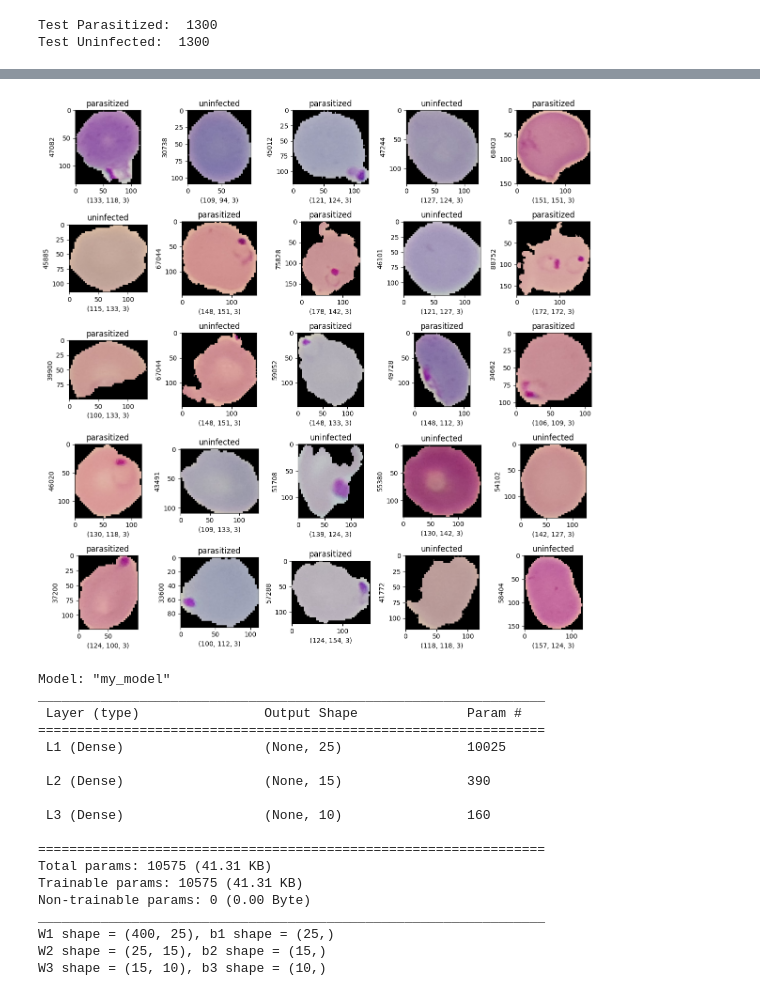
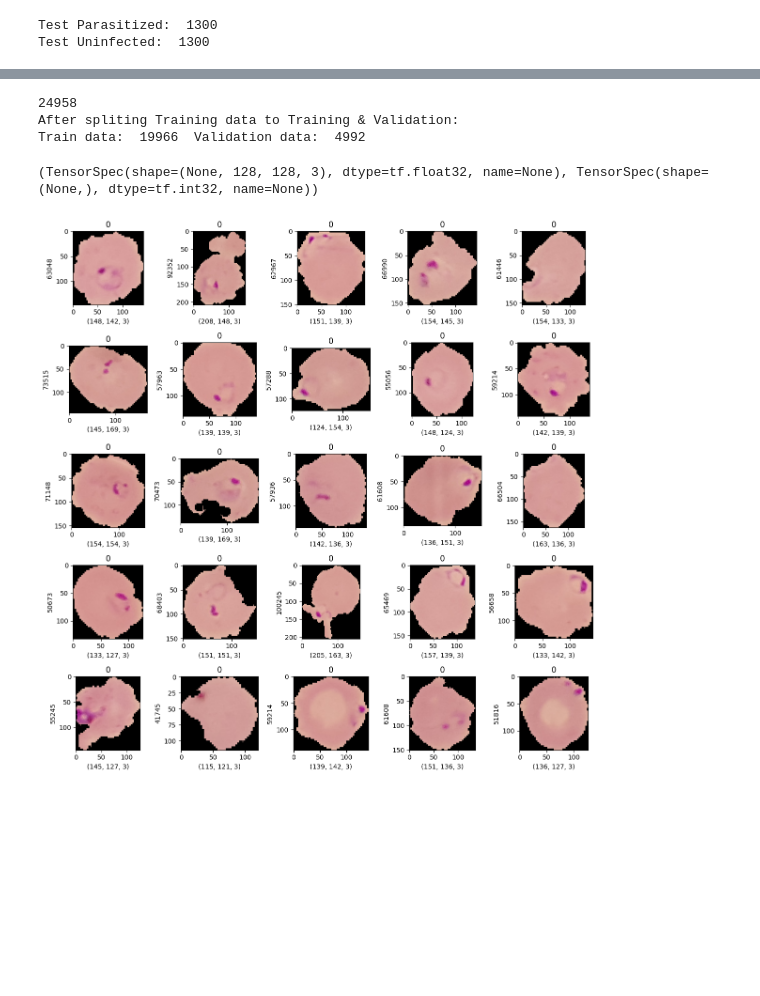
Before and after one commit to saadabuzaid/Kaggle-ML-projects, a Jupyter notebook: Cell classification/Cell-classification/Cell-Classification.ipynb, the cells around one changed output, grey strips where cells are left out. Cells and saved outputs as stored; diff of their text form; code cells hidden in the pictures; blank space fills up the shorter version.

Commit message:
Initial model created

```diff
--- a/Cell classification/Cell-classification/Cell-Classification.ipynb
+++ b/Cell classification/Cell-classification/Cell-Classification.ipynb
@@ -24,5 +25,7 @@ os.listdir(Main_Train_Path)
 # %%
 Train_PNG_Path = list(Main_Train_Path.glob(r"*/*.png"))
 Test_PNG_Path = list(Main_Test_Path.glob(r"*/*.png"))
+Train_PNG_Path = [str(path) for path in Train_PNG_Path]
+Test_PNG_Path = [str(path) for path in Test_PNG_Path]
 print(Train_PNG_Path[0:5])
 # %% [output]
@@ -95,0 +49,5 @@ print(shuffled_Main_Train_df.head(-1))
+# %%
+# Map labels to integers: 'parasitized' -> 0, 'uninfected' -> 1
+label_map = {'parasitized': 0, 'uninfected': 1}
+Train_PNG_Labels = [label_map[label] for label in Train_PNG_Labels]
+Test_PNG_Labels = [label_map[label] for label in Test_PNG_Labels]
@@ -96,52 +71,29 @@ print(shuffled_Main_Train_df.head(-1))
+# %%
+# Split the data into training and validation sets
+print(len(Train_PNG_Labels))
+train_paths, val_paths, train_labels, val_labels = train_test_split(Train_PNG_Path, Train_PNG_Labels, test_size=0.2, random_state=42)
+print("After spliting Training data to Training & Validation:")
+print("Train data: ", len(train_paths), " Validation data: " , len(val_paths))
+train_dataset = create_dataset(train_paths, train_labels)
+val_dataset = create_dataset(val_paths, val_labels)
+# %% [output]
+24958
+After spliting Training data to Training & Validation:
+Train data:  19966  Validation data:  4992
+# %%
+print(train_dataset.element_spec)
+# %% [output]
+(TensorSpec(shape=(None, 128, 128, 3), dtype=tf.float32, name=None), TensorSpec(shape=(None,), dtype=tf.int32, name=None))
 # %%
 figure,axis = plt.subplots(nrows=5,ncols=5,figsize=(12,12))
 
 for i,ax in enumerate(axis.flat):
-    IMG = imread(shuffled_Main_Train_df["PNG"][i])
+    IMG = imread(Train_PNG_Path[i])
     ax.set_xlabel(IMG.shape)
     ax.set_ylabel(IMG.size)
-    ax.set_title(shuffled_Main_Train_df["CATEGORY"][i])
+    ax.set_title(Train_PNG_Labels[i])
     ax.imshow(IMG,cmap="Greys_r")
 plt.tight_layout()
 plt.show()
 # %% [output]
-[figure, old version]
+[figure, new version]
-# %%
-#using Keras Sequential model and Dense Layer with a ReLU activation to construct the three layer network described above.
-tf.random.set_seed(1234) # for consistent results
-model = Sequential(
-    [
-        tf.keras.Input(shape=(400,)),    #specify input size
-        Dense(25, activation="relu", name="L1"),
-        Dense(15, activation="relu", name="L2"),
-        Dense(10, activation="linear", name="L3")
-    ], name = "my_model"
-)
-
-model.summary()
-[layer1, layer2, layer3] = model.layers
-W1,b1 = layer1.get_weights()
-W2,b2 = layer2.get_weights()
-W3,b3 = layer3.get_weights()
-print(f"W1 shape = {W1.shape}, b1 shape = {b1.shape}")
-print(f"W2 shape = {W2.shape}, b2 shape = {b2.shape}")
-print(f"W3 shape = {W3.shape}, b3 shape = {b3.shape}")
-# %% [output]
-Model: "my_model"
-_________________________________________________________________
- Layer (type)                Output Shape              Param #
-=================================================================
- L1 (Dense)                  (None, 25)                10025
-
- L2 (Dense)                  (None, 15)                390
-
- L3 (Dense)                  (None, 10)                160
-
-=================================================================
-Total params: 10575 (41.31 KB)
-Trainable params: 10575 (41.31 KB)
-Non-trainable params: 0 (0.00 Byte)
-_________________________________________________________________
-W1 shape = (400, 25), b1 shape = (25,)
-W2 shape = (25, 15), b2 shape = (15,)
-W3 shape = (15, 10), b3 shape = (10,)
```
Also changed, not shown: parts of 13 cells of this notebook, 1 other file.
